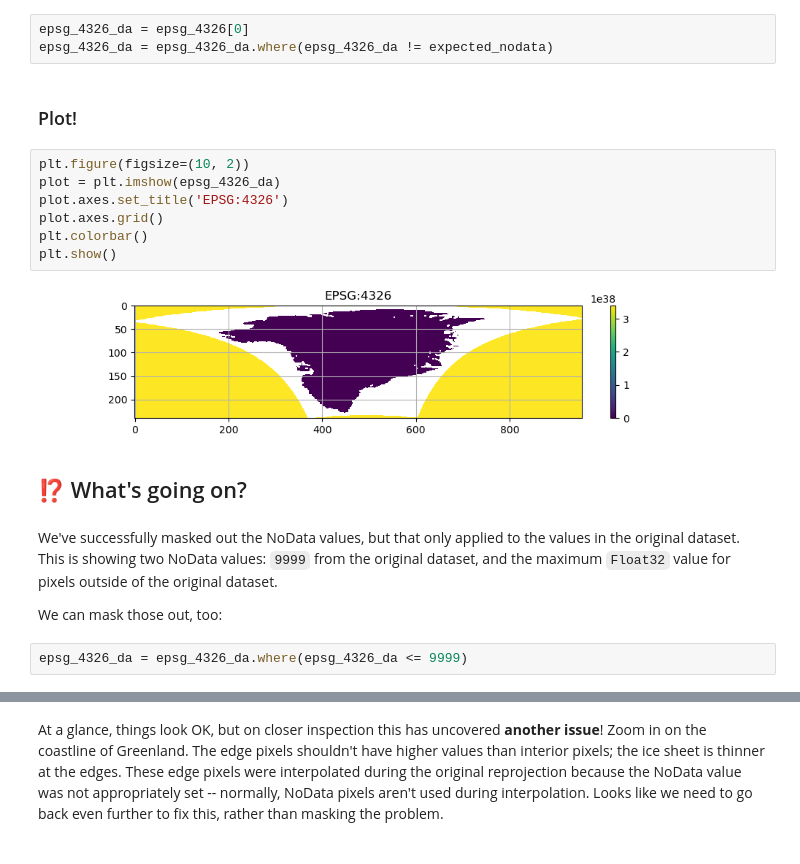
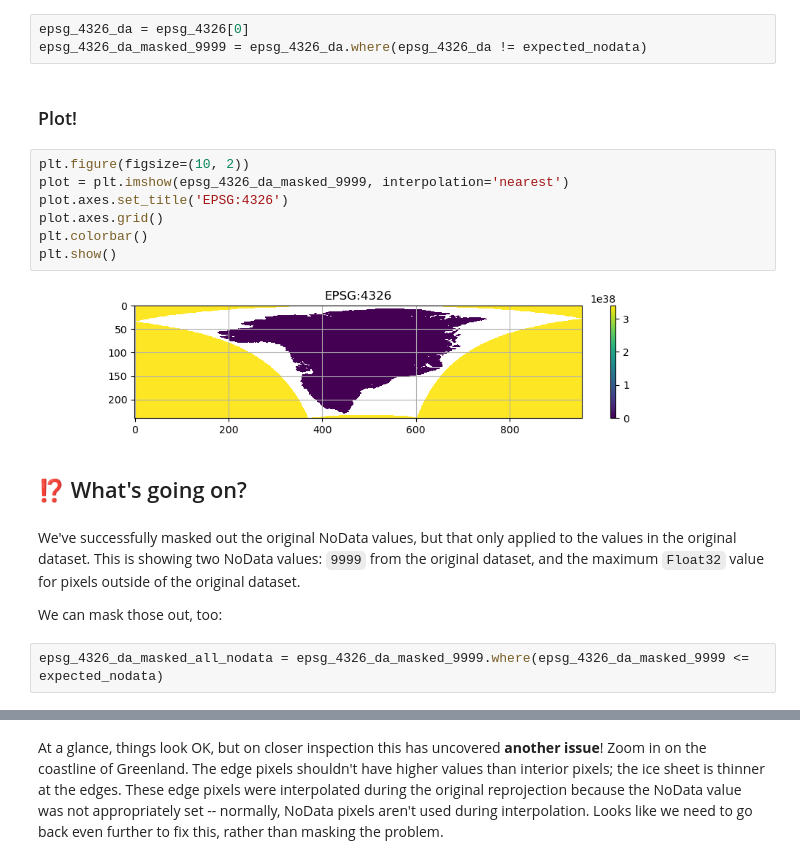
Before and after one commit to qgreenland-workshop-2023-researcher/qgreenland-workshop-2023-researcher.github.io, a Jupyter notebook: content/exercises/data-scenarios/raster-needs-reprojection/solutions/solution.ipynb, the cells around one changed output, grey strips where cells are left out. Drawn from its saved outputs; the diff is of its cells as text.

```diff
--- a/content/exercises/data-scenarios/raster-needs-reprojection/solutions/solution.ipynb
+++ b/content/exercises/data-scenarios/raster-needs-reprojection/solutions/solution.ipynb
@@ -102,24 +101,24 @@ We expect the NoData value to be 9999, so let's mask it out.
 # %%
 epsg_4326_da = epsg_4326[0]
-epsg_4326_da = epsg_4326_da.where(epsg_4326_da != expected_nodata)
+epsg_4326_da_masked_9999 = epsg_4326_da.where(epsg_4326_da != expected_nodata)
 # %% [markdown]
 ### Plot!
 # %%
 plt.figure(figsize=(10, 2))
-plot = plt.imshow(epsg_4326_da)
+plot = plt.imshow(epsg_4326_da_masked_9999, interpolation='nearest')
 plot.axes.set_title('EPSG:4326')
 plot.axes.grid()
 plt.colorbar()
 plt.show()
 # %% [output]
-[figure, old version]
+[figure, new version]
 # %% [markdown]
 ## ⁉️ What's going on?
 # %% [markdown]
-We've successfully masked out the NoData values, but that only applied to the values in the original dataset. This is showing two NoData values: `9999` from the original dataset, and the maximum `Float32` value for pixels outside of the original dataset.
+We've successfully masked out the original NoData values, but that only applied to the values in the original dataset. This is showing two NoData values: `9999` from the original dataset, and the maximum `Float32` value for pixels outside of the original dataset.
 
 We can mask those out, too:
 # %%
-epsg_4326_da = epsg_4326_da.where(epsg_4326_da <= 9999)
+epsg_4326_da_masked_all_nodata = epsg_4326_da_masked_9999.where(epsg_4326_da_masked_9999 <= expected_nodata)
 # %%
 plt.figure(figsize=(10, 2))
```
Also changed, not shown: parts of 7 cells of this notebook, 1 other file.
